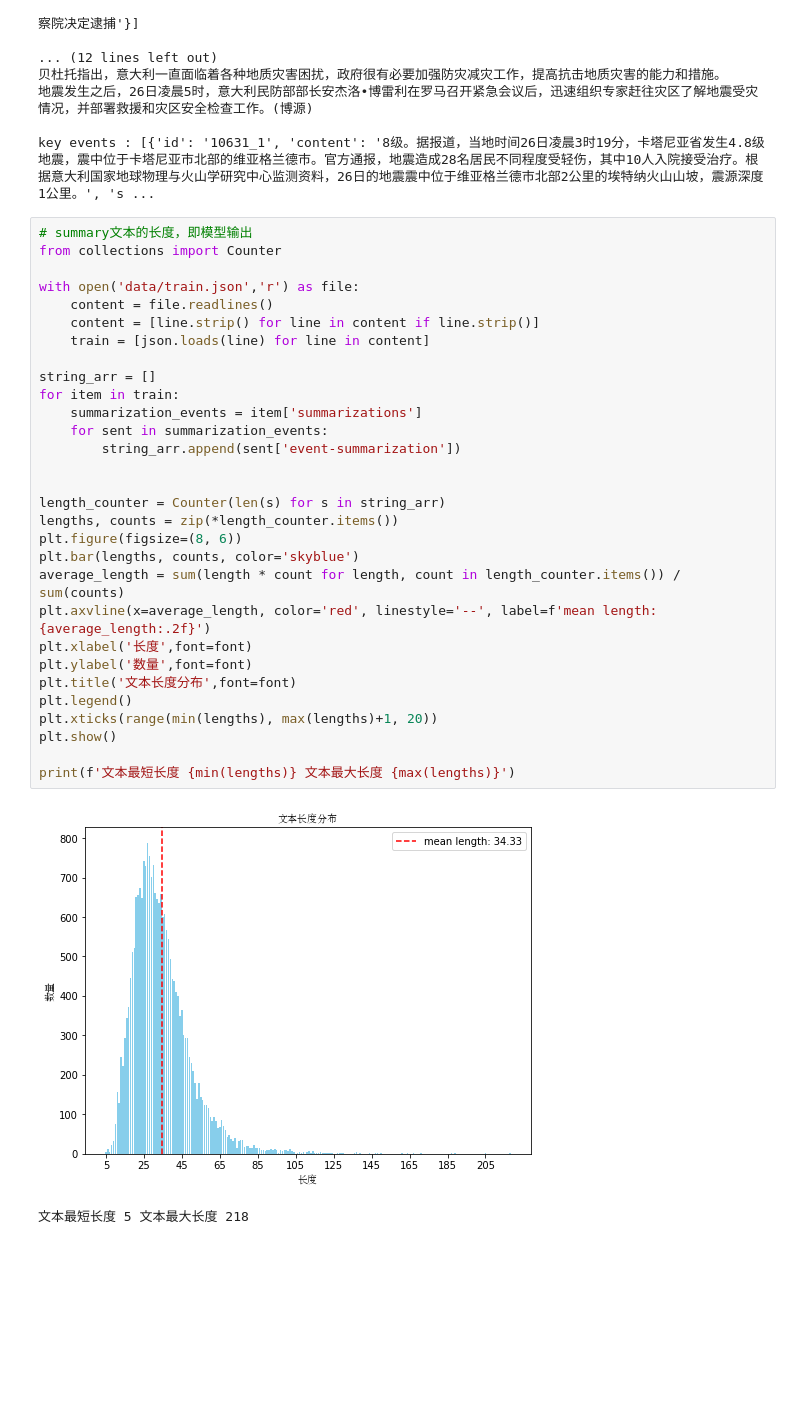
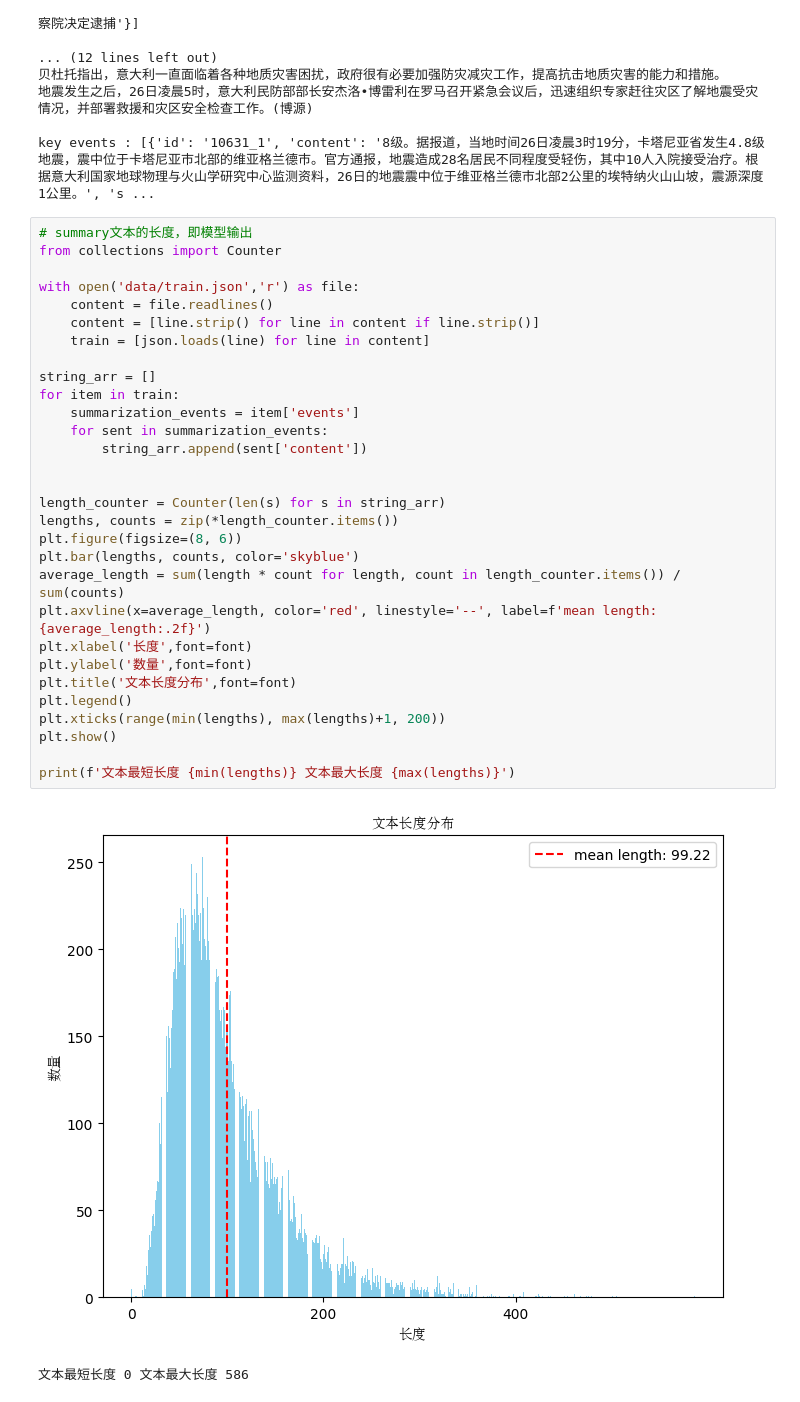
Before and after one commit to qiyuanlanniao/abstract_tianchi, a Jupyter notebook: data_analysis.ipynb, the cells around one changed output. Drawn from its saved outputs; the diff is of its cells as text; blank space fills up the shorter version.

Commit message:
events文本分析

```diff
--- a/data_analysis.ipynb
+++ b/data_analysis.ipynb
@@ -63,36 +63,36 @@ key events : [{'id': '10631_1', 'content': '8级。据报道，当地时间26日
 # %%
 # summary文本的长度，即模型输出
 from collections import Counter
 
 with open('data/train.json','r') as file:
     content = file.readlines()
     content = [line.strip() for line in content if line.strip()]
     train = [json.loads(line) for line in content]
 
 string_arr = []
 for item in train:
-    summarization_events = item['summarizations']
+    summarization_events = item['events']
     for sent in summarization_events:
-        string_arr.append(sent['event-summarization'])
+        string_arr.append(sent['content'])
 
 
 length_counter = Counter(len(s) for s in string_arr)
 lengths, counts = zip(*length_counter.items())
 plt.figure(figsize=(8, 6))
 plt.bar(lengths, counts, color='skyblue')
 average_length = sum(length * count for length, count in length_counter.items()) / sum(counts)
 plt.axvline(x=average_length, color='red', linestyle='--', label=f'mean length: {average_length:.2f}')
 plt.xlabel('长度',font=font)
 plt.ylabel('数量',font=font)
 plt.title('文本长度分布',font=font)
 plt.legend()
-plt.xticks(range(min(lengths), max(lengths)+1, 20))
+plt.xticks(range(min(lengths), max(lengths)+1, 200))
 plt.show()
 
 print(f'文本最短长度 {min(lengths)} 文本最大长度 {max(lengths)}')
 # %% [output]
-[figure, old version]
+[figure, new version]
-文本最短长度 5 文本最大长度 218
+文本最短长度 0 文本最大长度 586
 # %%
 # 统计summary的高频字高频词
 # 分词并统计词频
```
Also changed, not shown: parts of 4 cells of this notebook, 4 other files.
